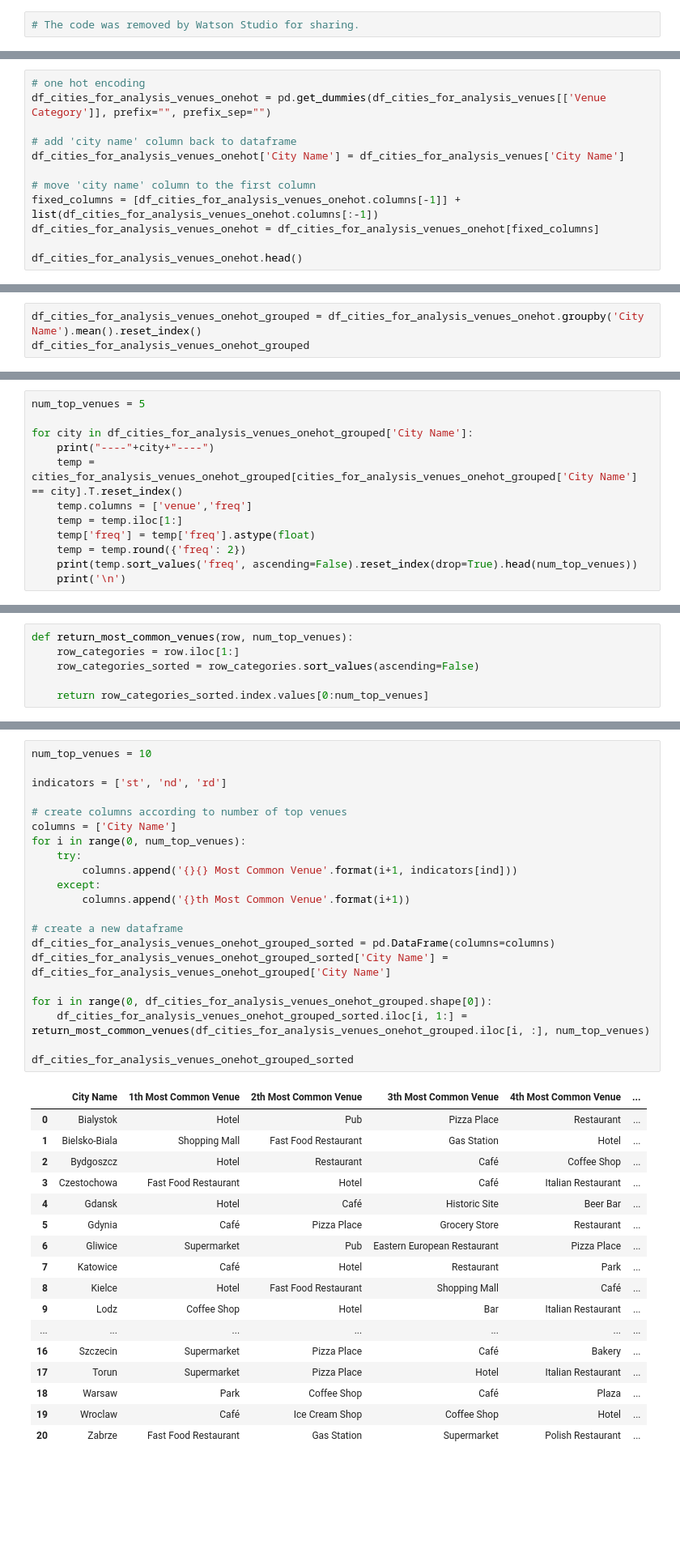
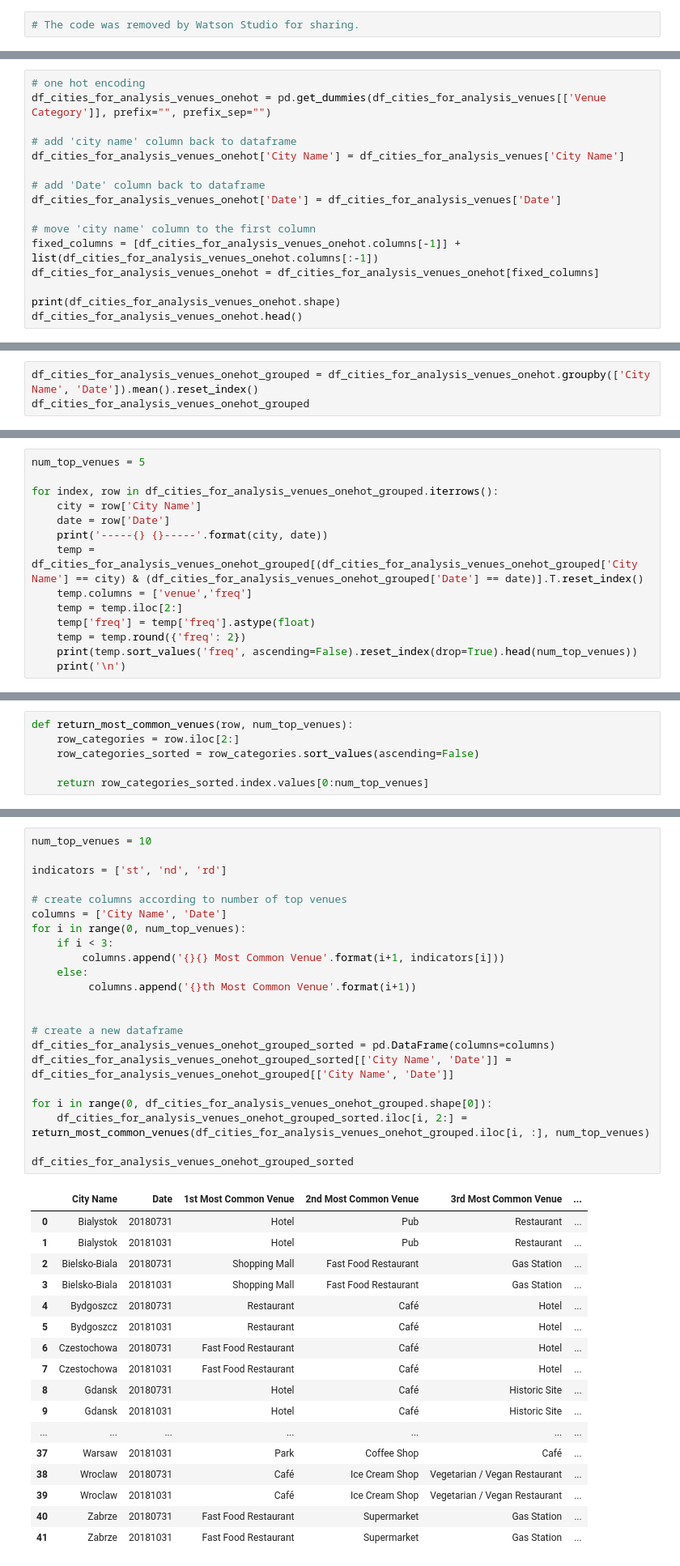
Before and after one commit to pmzubrzycki/Coursera_Capstone, a Jupyter notebook: Applied Data Science Capstone - Final Project.ipynb, the cells around one changed output, grey strips where cells are left out. Shown: that part at 81% size. Cells and saved outputs as stored; diff of their text form; blank space fills up the shorter version.

```diff
--- a/Applied Data Science Capstone - Final Project.ipynb
+++ b/Applied Data Science Capstone - Final Project.ipynb
@@ -481,9 +506,13 @@ df_cities_for_analysis_venues_onehot = pd.get_dummies(df_cities_for_analysis_ven
 # add 'city name' column back to dataframe
 df_cities_for_analysis_venues_onehot['City Name'] = df_cities_for_analysis_venues['City Name']
 
+# add 'Date' column back to dataframe
+df_cities_for_analysis_venues_onehot['Date'] = df_cities_for_analysis_venues['Date']
+
 # move 'city name' column to the first column
 fixed_columns = [df_cities_for_analysis_venues_onehot.columns[-1]] + list(df_cities_for_analysis_venues_onehot.columns[:-1])
 df_cities_for_analysis_venues_onehot = df_cities_for_analysis_venues_onehot[fixed_columns]
 
+print(df_cities_for_analysis_venues_onehot.shape)
 df_cities_for_analysis_venues_onehot.head()
 # %% [output]
@@ -503,6 +533,6 @@ df_cities_for_analysis_venues_onehot.head()
 </p>
 <br></br>
 # %%
-df_cities_for_analysis_venues_onehot_grouped = df_cities_for_analysis_venues_onehot.groupby('City Name').mean().reset_index()
+df_cities_for_analysis_venues_onehot_grouped = df_cities_for_analysis_venues_onehot.groupby(['City Name', 'Date']).mean().reset_index()
 df_cities_for_analysis_venues_onehot_grouped
 # %% [output]
@@ -535,11 +565,13 @@ df_cities_for_analysis_venues_onehot_grouped
 # %%
 num_top_venues = 5
 
-for city in df_cities_for_analysis_venues_onehot_grouped['City Name']:
-    print("----"+city+"----")
-    temp = cities_for_analysis_venues_onehot_grouped[cities_for_analysis_venues_onehot_grouped['City Name'] == city].T.reset_index()
+for index, row in df_cities_for_analysis_venues_onehot_grouped.iterrows():
+    city = row['City Name']
+    date = row['Date']
+    print('-----{} {}-----'.format(city, date))
+    temp = df_cities_for_analysis_venues_onehot_grouped[(df_cities_for_analysis_venues_onehot_grouped['City Name'] == city) & (df_cities_for_analysis_venues_onehot_grouped['Date'] == date)].T.reset_index()
     temp.columns = ['venue','freq']
-    temp = temp.iloc[1:]
+    temp = temp.iloc[2:]
     temp['freq'] = temp['freq'].astype(float)
     temp = temp.round({'freq': 2})
     print(temp.sort_values('freq', ascending=False).reset_index(drop=True).head(num_top_venues))
@@ -573,7 +605,7 @@ for city in df_cities_for_analysis_venues_onehot_grouped['City Name']:
 <br></br>
 # %%
 def return_most_common_venues(row, num_top_venues):
-    row_categories = row.iloc[1:]
+    row_categories = row.iloc[2:]
     row_categories_sorted = row_categories.sort_values(ascending=False)
 
     return row_categories_sorted.index.values[0:num_top_venues]
@@ -588,42 +620,43 @@ def return_most_common_venues(row, num_top_venues):
 # %%
 num_top_venues = 10
 
 indicators = ['st', 'nd', 'rd']
 
 # create columns according to number of top venues
-columns = ['City Name']
+columns = ['City Name', 'Date']
 for i in range(0, num_top_venues):
-    try:
-        columns.append('{}{} Most Common Venue'.format(i+1, indicators[ind]))
-    except:
-        columns.append('{}th Most Common Venue'.format(i+1))
+    if i < 3:
+        columns.append('{}{} Most Common Venue'.format(i+1, indicators[i]))
+    else:
+         columns.append('{}th Most Common Venue'.format(i+1))
+
 
 # create a new dataframe
 df_cities_for_analysis_venues_onehot_grouped_sorted = pd.DataFrame(columns=columns)
-df_cities_for_analysis_venues_onehot_grouped_sorted['City Name'] = df_cities_for_analysis_venues_onehot_grouped['City Name']
+df_cities_for_analysis_venues_onehot_grouped_sorted[['City Name', 'Date']] = df_cities_for_analysis_venues_onehot_grouped[['City Name', 'Date']]
 
 for i in range(0, df_cities_for_analysis_venues_onehot_grouped.shape[0]):
-    df_cities_for_analysis_venues_onehot_grouped_sorted.iloc[i, 1:] = return_most_common_venues(df_cities_for_analysis_venues_onehot_grouped.iloc[i, :], num_top_venues)
+    df_cities_for_analysis_venues_onehot_grouped_sorted.iloc[i, 2:] = return_most_common_venues(df_cities_for_analysis_venues_onehot_grouped.iloc[i, :], num_top_venues)
 
 df_cities_for_analysis_venues_onehot_grouped_sorted
 # %% [output]
-|  | City Name | 1th Most Common Venue | 2th Most Common Venue | 3th Most Common Venue | 4th Most Common Venue | ... |
-| 0 | Bialystok | Hotel | Pub | Pizza Place | Restaurant | ... |
-| 1 | Bielsko-Biala | Shopping Mall | Fast Food Restaurant | Gas Station | Hotel | ... |
-| 2 | Bydgoszcz | Hotel | Restaurant | Café | Coffee Shop | ... |
-| 3 | Czestochowa | Fast Food Restaurant | Hotel | Café | Italian Restaurant | ... |
-| 4 | Gdansk | Hotel | Café | Historic Site | Beer Bar | ... |
-| 5 | Gdynia | Café | Pizza Place | Grocery Store | Restaurant | ... |
-| 6 | Gliwice | Supermarket | Pub | Eastern European Restaurant | Pizza Place | ... |
-| 7 | Katowice | Café | Hotel | Restaurant | Park | ... |
-| 8 | Kielce | Hotel | Fast Food Restaurant | Shopping Mall | Café | ... |
-| 9 | Lodz | Coffee Shop | Hotel | Bar | Italian Restaurant | ... |
+|  | City Name | Date | 1st Most Common Venue | 2nd Most Common Venue | 3rd Most Common Venue | ... |
+| 0 | Bialystok | 20180731 | Hotel | Pub | Restaurant | ... |
+| 1 | Bialystok | 20181031 | Hotel | Pub | Restaurant | ... |
+| 2 | Bielsko-Biala | 20180731 | Shopping Mall | Fast Food Restaurant | Gas Station | ... |
+| 3 | Bielsko-Biala | 20181031 | Shopping Mall | Fast Food Restaurant | Gas Station | ... |
+| 4 | Bydgoszcz | 20180731 | Restaurant | Café | Hotel | ... |
+| 5 | Bydgoszcz | 20181031 | Restaurant | Café | Hotel | ... |
+| 6 | Czestochowa | 20180731 | Fast Food Restaurant | Café | Hotel | ... |
+| 7 | Czestochowa | 20181031 | Fast Food Restaurant | Café | Hotel | ... |
+| 8 | Gdansk | 20180731 | Hotel | Café | Historic Site | ... |
+| 9 | Gdansk | 20181031 | Hotel | Café | Historic Site | ... |
 | ... | ... | ... | ... | ... | ... | ... |
-| 16 | Szczecin | Supermarket | Pizza Place | Café | Bakery | ... |
-| 17 | Torun | Supermarket | Pizza Place | Hotel | Italian Restaurant | ... |
-| 18 | Warsaw | Park | Coffee Shop | Café | Plaza | ... |
-| 19 | Wroclaw | Café | Ice Cream Shop | Coffee Shop | Hotel | ... |
-| 20 | Zabrze | Fast Food Restaurant | Gas Station | Supermarket | Polish Restaurant | ... |
+| 37 | Warsaw | 20181031 | Park | Coffee Shop | Café | ... |
+| 38 | Wroclaw | 20180731 | Café | Ice Cream Shop | Vegetarian / Vegan Restaurant | ... |
+| 39 | Wroclaw | 20181031 | Café | Ice Cream Shop | Vegetarian / Vegan Restaurant | ... |
+| 40 | Zabrze | 20180731 | Fast Food Restaurant | Supermarket | Gas Station | ... |
+| 41 | Zabrze | 20181031 | Fast Food Restaurant | Supermarket | Gas Station | ... |
 # %% [markdown]
 <br></br>
 <p style="font-family: Arial; font-size:2.5em; padding=0em color:black; text-align: left">
```
Also changed, not shown: parts of 44 cells of this notebook.
